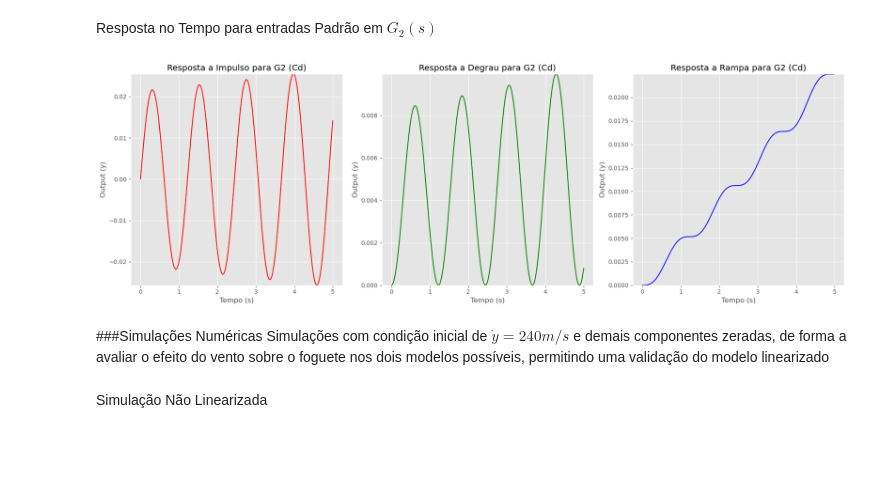
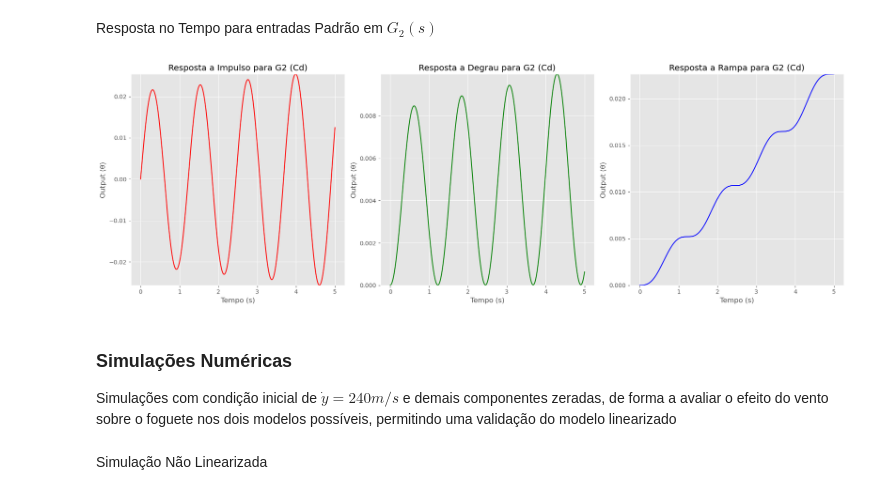
Before and after one commit to felipehmsantos/3-DOF-Rocket-Model, a Jupyter notebook: 3DOF-Rocket_Model.ipynb, the cells around one changed output. Drawn from its saved outputs; the diff is of its cells as text; code cells hidden in the pictures; blank space fills up the shorter version.

```diff
--- a/3DOF-Rocket_Model.ipynb
+++ b/3DOF-Rocket_Model.ipynb
@@ -102,8 +110,8 @@ Equações Diferenciais Governantes
 # %%
 from operator import eq
-eqx = m*x.diff(t, 2) - L*sp.cos(φ+sp.pi/2) + D*sp.cos(φ) - T*sp.cos(θ + ε)
-eqy = m*y.diff(t, 2) - L*sp.sin(φ+sp.pi/2) + D*sp.sin(φ) + m*g - T*sp.sin(θ + ε)
-eqθ = Jg*θ.diff(t, 2) - L*D_Cp*sp.sin(α+sp.pi/2) + D*D_Cp*sp.sin(α) - T*K_c*sp.sin(ε)
+eqx = m*x.diff(t, 2) - L*sp.cos(φ+sp.pi/2) + D*sp.cos(φ) - T*sp.cos(θ + β)
+eqy = m*y.diff(t, 2) - L*sp.sin(φ+sp.pi/2) + D*sp.sin(φ) + m*g - T*sp.sin(θ + β)
+eqθ = Jg*θ.diff(t, 2) - L*D_Cp*sp.sin(α+sp.pi/2) + D*D_Cp*sp.sin(α) - T*D_n*sp.sin(β)
 # %%
 d2x_s = sp.solve(eqx, x.diff(t, 2))[0]
 d2x_s.simplify()
@@ -134,4 +142,4 @@ abs(sp.solve(eqys.subs({θ: np.pi/2 }), vy)[0])
 # %% [output]
 $\displaystyle 2.44897959183673 \left|{\sqrt{- 1000.0 \left(0\right) - 9810.0}}\right|$
 # %%
-2.449*((9810)**(1/2))
+v_eq = 2.449*((9810)**(1/2))
@@ -142,6 +148,6 @@ Equações de movimento linearizadas, em termos das variáveis de estado increme
 $\dfrac{\text{d} \mathbf{x}}{\text{d} t} = \mathbf{A} \mathbf{x} + \mathbf{B} \mathbf{u} + \mathbf{E} \mathbf{w}$
 # %%
-A3 = [ d2x_s.diff(i).subs({ ε: 0, φ: θ, θ.diff(t): 0, θ: (sp.pi/2), x.diff(t): 6, y.diff(t): 243.24, α: 0,Cd: 0.35, w: 6, m: 27, T:558.26 ,Jg:12.622, A_f:0.021 ,A_m:0.021,g:9.81 ,ρ:1.225 ,D_Cp:0.381 ,Cl:1.5}) for i in [ y, θ, x.diff(t), y.diff(t), θ.diff(t)] ]
-A4 = [ d2y_s.diff(i).subs({ ε: 0, φ: θ, θ.diff(t): 0, θ: (sp.pi/2), x.diff(t): 6, y.diff(t): 243.24, α: 0,Cd: 0.35, w: 6, m: 27, T:558.26 ,Jg:12.622, A_f:0.021 ,A_m:0.021,g:9.81 ,ρ:1.225 ,D_Cp:0.381 ,Cl:1.5}) for i in [ y, θ, x.diff(t), y.diff(t), θ.diff(t)] ]
-A5 = [ d2θ_s.diff(i).subs({ ε: 0, φ: θ, θ.diff(t): 0, θ: (sp.pi/2), x.diff(t): 6, y.diff(t): 243.24, α: 0,Cd: 0.35, w: 6, m: 27, T:558.26 ,Jg:12.622, A_f:0.021 ,A_m:0.021,g:9.81 ,ρ:1.225 ,D_Cp:0.381 ,Cl:1.5}) for i in [ y, θ, x.diff(t), y.diff(t), θ.diff(t)] ]
+A3 = [ d2x_s.diff(i).subs({ β: 0, φ: θ, θ.diff(t): 0, θ: (sp.pi/2), x.diff(t): 6, y.diff(t): v_eq, α: 0,Cd: 0.35, w: 6, m: 27, T:558.26 ,Jg:12.622, A_f:0.021 ,A_m:0.021,g:9.81 ,ρ:1.225 ,D_Cp:0.381 ,Cl:1.5}) for i in [ y, θ, x.diff(t), y.diff(t), θ.diff(t)] ]
+A4 = [ d2y_s.diff(i).subs({ β: 0, φ: θ, θ.diff(t): 0, θ: (sp.pi/2), x.diff(t): 6, y.diff(t): v_eq, α: 0,Cd: 0.35, w: 6, m: 27, T:558.26 ,Jg:12.622, A_f:0.021 ,A_m:0.021,g:9.81 ,ρ:1.225 ,D_Cp:0.381 ,Cl:1.5}) for i in [ y, θ, x.diff(t), y.diff(t), θ.diff(t)] ]
+A5 = [ d2θ_s.diff(i).subs({ β: 0, φ: θ, θ.diff(t): 0, θ: (sp.pi/2), x.diff(t): 6, y.diff(t): v_eq, α: 0,Cd: 0.35, w: 6, m: 27, T:558.26 ,Jg:12.622, A_f:0.021 ,A_m:0.021,g:9.81 ,ρ:1.225 ,D_Cp:0.381 ,Cl:1.5}) for i in [ y, θ, x.diff(t), y.diff(t), θ.diff(t)] ]
 # %%
@@ -151,7 +157,7 @@ B5 = d2θ_s.diff(ε).subs({ K_c: 1, ε: 0, φ: θ, θ.diff(t): 0, θ: (np.pi/2),
 # %%
-E3 = d2x_s.diff(w).subs({ ε: 0, φ: θ, θ.diff(t): 0, θ: (np.pi/2), x.diff(t): 6, y.diff(t): 243.24, α: 0,Cd: 0.35, w: 6, m: 27, T:558.26 ,Jg:12.622, A_f:0.021 ,A_m:0.021,g:9.81 ,ρ:1.225 ,D_Cp:0.381 ,Cl:1.5})
-E4 = d2y_s.diff(w).subs({ ε: 0, φ: θ, θ.diff(t): 0, θ: (np.pi/2), x.diff(t): 6, y.diff(t): 243.24, α: 0,Cd: 0.35, w: 6, m: 27, T:558.26 ,Jg:12.622, A_f:0.021 ,A_m:0.021,g:9.81 ,ρ:1.225 ,D_Cp:0.381 ,Cl:1.5})
-E5 = d2θ_s.diff(w).subs({ ε: 0, φ: θ, θ.diff(t): 0, θ: (np.pi/2), x.diff(t): 6, y.diff(t): 243.24, α: 0,Cd: 0.35, w: 6, m: 27, T:558.26 ,Jg:12.622, A_f:0.021 ,A_m:0.021,g:9.81 ,ρ:1.225 ,D_Cp:0.381 ,Cl:1.5})
+E3 = d2x_s.diff(w).subs({ β: 0, φ: θ, θ.diff(t): 0, θ: (np.pi/2), x.diff(t): 6, y.diff(t): v_eq, α: 0,Cd: 0.35, w: 6, m: 27, T:558.26 ,Jg:12.622, A_f:0.021 ,A_m:0.021,g:9.81 ,ρ:1.225 ,D_Cp:0.381 ,Cl:1.5})
+E4 = d2y_s.diff(w).subs({ β: 0, φ: θ, θ.diff(t): 0, θ: (np.pi/2), x.diff(t): 6, y.diff(t): v_eq, α: 0,Cd: 0.35, w: 6, m: 27, T:558.26 ,Jg:12.622, A_f:0.021 ,A_m:0.021,g:9.81 ,ρ:1.225 ,D_Cp:0.381 ,Cl:1.5})
+E5 = d2θ_s.diff(w).subs({ β: 0, φ: θ, θ.diff(t): 0, θ: (np.pi/2), x.diff(t): 6, y.diff(t): v_eq, α: 0,Cd: 0.35, w: 6, m: 27, T:558.26 ,Jg:12.622, A_f:0.021 ,A_m:0.021,g:9.81 ,ρ:1.225 ,D_Cp:0.381 ,Cl:1.5})
 # %%
 A = sp.Matrix([ [0, 0, 0, 1, 0], [0, 0, 0, 0, 1], A3, A4, A5])
 A
@@ -340,36 +346,36 @@ rampG2 = ct.forced_response(T2, time_vector, ramp_input)
 # %%
 plt.figure(figsize=(18, 6))
 
 plt.subplot(1, 3, 1)
 plt.plot(impulseG2.time, impulseG2.outputs, color='red')
 plt.title("Resposta a Impulso para G2 (Cd)")
 plt.xlabel("Tempo (s)")
-plt.ylabel("Output (y)")
+plt.ylabel("Output (θ)")
 plt.grid(True)
 plt.autoscale(enable=True, axis='y', tight=True)
 
 plt.subplot(1, 3, 2)
 plt.plot(stepG2.time, stepG2.outputs, color='green')
 plt.title("Resposta a Degrau para G2 (Cd)")
 plt.xlabel("Tempo (s)")
-plt.ylabel("Output (y)")
+plt.ylabel("Output (θ)")
 plt.grid(True)
 plt.autoscale(enable=True, axis='y', tight=True)
 
 plt.subplot(1, 3, 3)
 plt.plot(rampG2.time, rampG2.outputs, color='blue')
 plt.title("Resposta a Rampa para G2 (Cd)")
 plt.xlabel("Tempo (s)")
-plt.ylabel("Output (y)")
+plt.ylabel("Output (θ)")
 plt.grid(True)
 plt.autoscale(enable=True, axis='y', tight=True)
 
 plt.tight_layout()
 plt.show()
 # %% [output]
-[figure, old version]
+[figure, new version]
 # %% [markdown]
-###Simulações Numéricas
+### Simulações Numéricas
 Simulações com condição inicial de $\dot y = 240 m/s$ e demais componentes zeradas, de forma a avaliar o efeito do vento sobre o foguete nos dois modelos possíveis, permitindo uma validação do modelo linearizado
 # %% [markdown]
 Simulação Não Linearizada
```
Also changed, not shown: parts of 26 cells of this notebook.
